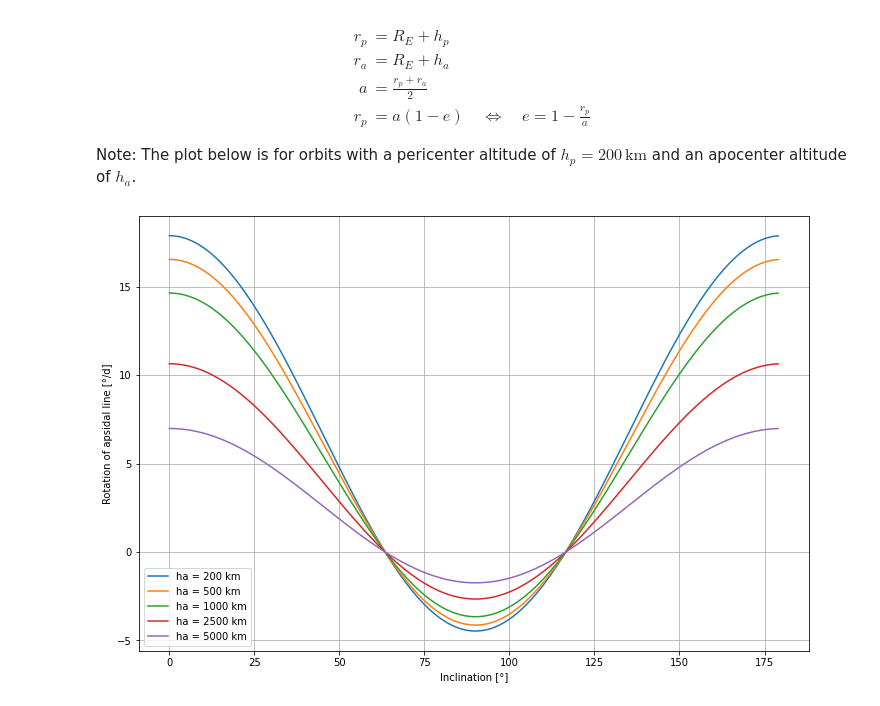
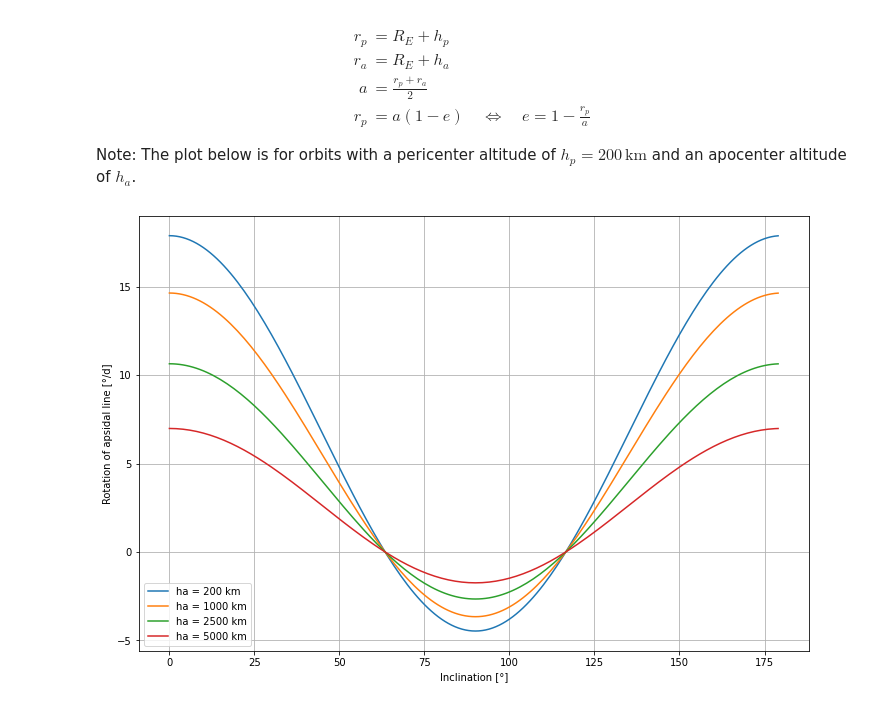
Before and after one commit to spaceprofessor/lecture-rfm, a Jupyter notebook: code/RFM-08_J2_Perturbation_Effects.ipynb, the cells around one changed output. Saved outputs shown, nothing was run; the diff lists cells and outputs as text; code cells hidden in the pictures.

```diff
--- a/code/RFM-08_J2_Perturbation_Effects.ipynb
+++ b/code/RFM-08_J2_Perturbation_Effects.ipynb
@@ -25,28 +49,30 @@ def rotation_apsidal_line(i, a, ecc):  # Calculate domega / dt
 # %%
-def plot_rot_nodal_line(inc, alt, ecc):
+def plot_rot_nodal_line(inc, orb):
     fig, ax = plt.subplots()
-    for j in range(0, 5):
-        ax.plot(inc, rotation_nodal_line(inc, alt[j], ecc[j]), '-', label='h = {} km'.format(int(alt[j])))
+    for j in range(0, len(orb)):
+        h = int(np.ceil(orb[j].a - e.R))
+        ax.plot(inc, rotation_nodal_line(inc, orb[j]), '-', label='h = {} km'.format(h))
     ax.legend()
 
-def plot_rot_apsidal_line(inc, sma, h, ecc):
+def plot_rot_apsidal_line(inc, orb):
     fig, ax = plt.subplots()
-    for j in range(0, 5):
-        ax.plot(inc, rotation_apsidal_line(inc, sma[j], ecc[j]), '-', label='ha = {} km'.format(int(h[j])))
+    for j in range(len(orb)):
+        ha = int(np.ceil(orb[j].ra - e.R))
+        ax.plot(inc, rotation_apsidal_line(inc, orb[j]), '-', label='ha = {} km'.format(ha))
     ax.legend()
 # %%
-h_list = [200.0, 500.0, 1000.0, 2500.0, 5000.0]  # List of altitudes in [km]
-hp = 200  # Pericenter altitude for apsidal rotation in [km]
-rp = e.R + hp  # Pericenter radius for apsidal rotation in [km]
-ha_list = [200.0, 500.0, 1000.0, 2500.0, 5000.0]  # List of apocenters for rotation of apsidal line in [km]
-ecc0_list = [0.0] * 5  # List of eccentricities for rotation of nodal line
-ecc_list = [0.0] * 5  # List of eccentricities for rotation od nodal line
-sma_list = [0.0] * 5  # List of semi-major axes for rotation od nodal line
-for j in range(0, 5):
-    sma_list[j] = (rp + (e.R + ha_list[j])) / 2
-    ecc_list[j] = 1 - rp / sma_list[j]
+h = [200.0, 500.0, 1000.0, 2500.0, 5000.0]  # List of altitudes in [km]
+orbit_nodal_rotation = [Orbit() for j in range(0, len(h))]
+for j in range(0, len(h)):
+    orbit_nodal_rotation[j].set_circ_orbit(e.R + h[j])
 
-inc_range = np.arange(0, 180, 1)  # Range of inclinations in [°]
+hp = 200.0  # Pericenter altitude for apsidal rotation in [km]
+ha = [200.0, 1000.0, 2500.0, 5000.0]  # List of apocenters for apsidal rotation in [km]
+orbit_apsidal_rotation = [Orbit() for j in range(0, len(ha))]
+for j in range(0, len(ha)):
+    orbit_apsidal_rotation[j].set_elliptic_orbit(hp, ha[j])
+
+i = np.arange(0.0, 180.0, 1.0)  # Range of inclinations in [°]
 # %%
 plt.rcParams["figure.figsize"] = (12,8)
 # %% [markdown]
@@ -84,10 +110,10 @@ plt.show()
 
 Note: The plot below is for orbits with a pericenter altitude of $h_p = 200\,\mathrm{km}$ and an apocenter altitude of $h_a$.
 # %%
-plot_rot_apsidal_line(inc_range, sma_list, ha_list, ecc_list)
+plot_rot_apsidal_line(i, orbit_apsidal_rotation)
 plt.grid()
 plt.xlabel("Inclination [°]")
 plt.ylabel("Rotation of apsidal line [°/d]")
 plt.show()
 # %% [output]
-[figure, old version]
+[figure, new version]
```
Also changed, not shown: parts of 4 cells of this notebook, 1 other file.
